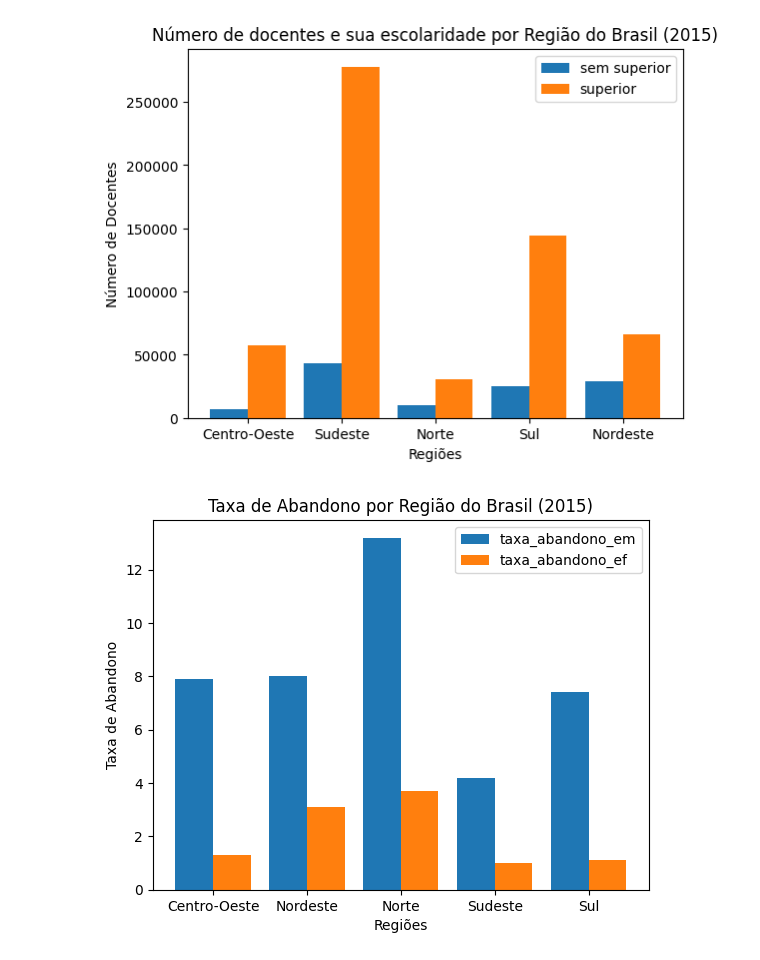
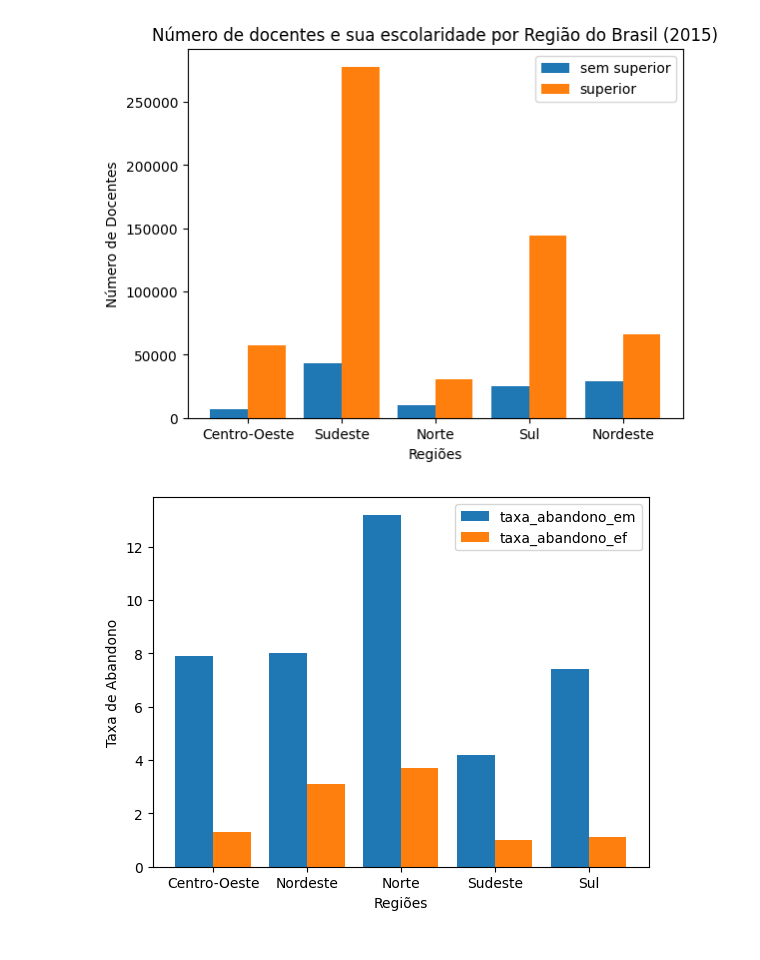
Before and after one commit to storino/ps-analytica, a Jupyter notebook: a3/indic_analysis.ipynb, the cells around one changed output. Cells and saved outputs as stored; diff of their text form; code cells hidden in the pictures.

Commit message:
finalizando visualizacoes

```diff
--- a/a3/indic_analysis.ipynb
+++ b/a3/indic_analysis.ipynb
@@ -63,26 +64,26 @@ plt.show()
 # %%
 df_taxas_regiao2 = bd.read_sql("SELECT regiao,taxa_abandono_ef,taxa_abandono_em \
     FROM `basedosdados.br_inep_indicadores_educacionais.regiao` \
     WHERE ano=2015 and rede='total' and localizacao='total';",
 billing_project_id="45888281253")
 
 bw = .4
 abandonos = {'taxa_abandono_ef', 'taxa_abandono_em'}
 r = np.arange(len(df_taxas_regiao2['regiao']))
 y = []
 for aban in abandonos:
     r = [i + bw for i in r]
     y = df_taxas_regiao2[aban]
     plt.bar(r,y, width=bw, label=aban)
 
 plt.xlabel('Regiões')
 plt.ylabel('Taxa de Abandono')
 plt.xticks([i + bw+.2 for i in range(len(y))], list(df_taxas_regiao2['regiao']))
 plt.legend()
-plt.title('Taxa de Abandono por Região do Brasil (2015)')
+#plt.title('Taxa de Abandono por Região do Brasil (2015)')
 plt.show()
 # %% [output]
-[figure, old version]
+[figure, new version]
 # %%
 df_taxas_regiao2 = bd.read_sql("SELECT regiao,taxa_reprovacao_ef,taxa_reprovacao_em \
     FROM `basedosdados.br_inep_indicadores_educacionais.regiao` \
```
Also changed, not shown: parts of 11 cells of this notebook.
